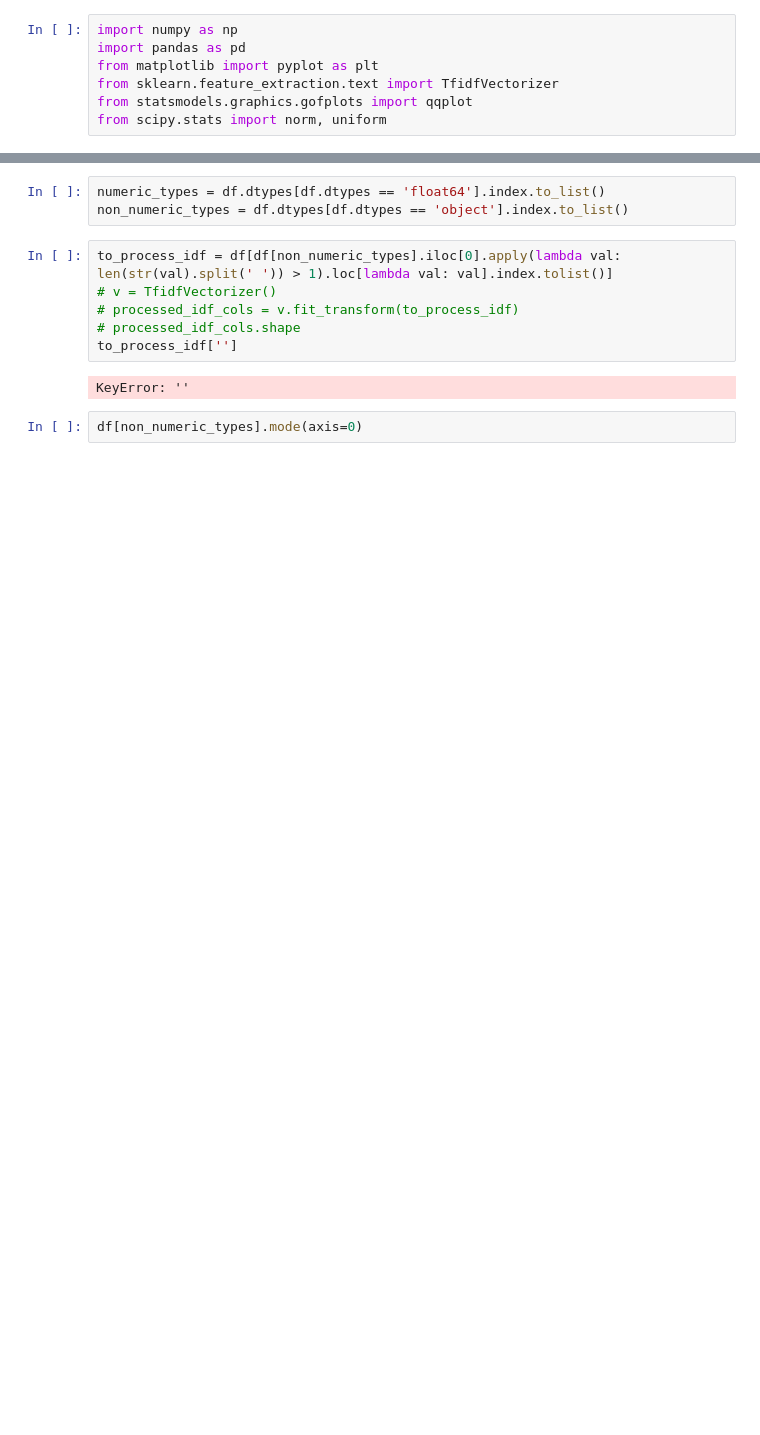
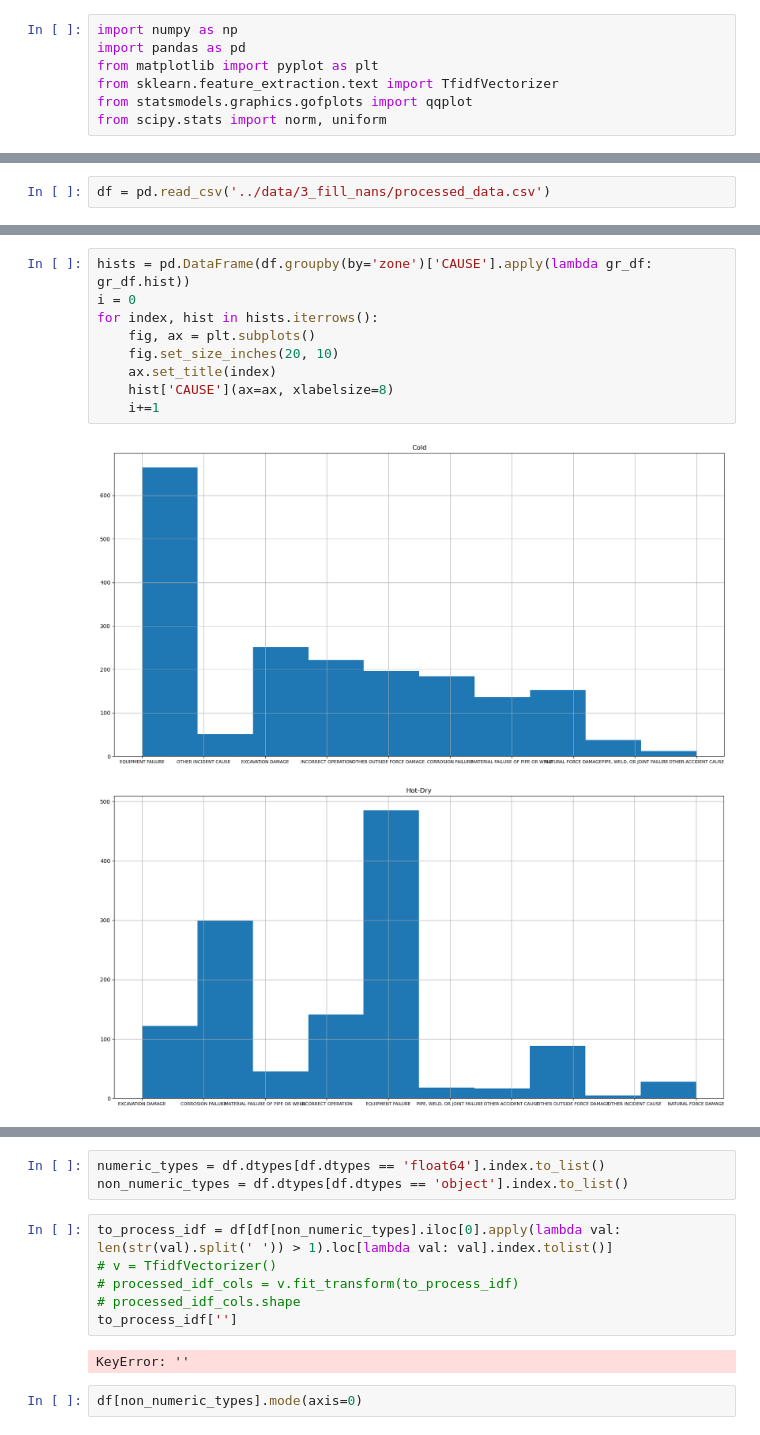
Before and after one commit to iivansmaliakou/ED-awarie, a Jupyter notebook: temp_data_analyzis/ivan.ipynb, the cells around one changed output, grey strips where cells are left out. Saved outputs shown, nothing was run; the diff lists cells and outputs as text; blank space fills up the shorter version.

```diff
--- a/temp_data_analyzis/ivan.ipynb
+++ b/temp_data_analyzis/ivan.ipynb
@@ -27 +8,3 @@ df
+# %%
+df = pd.read_csv('../data/3_fill_nans/processed_data.csv')
 # %%
@@ -46,0 +50,12 @@ dtype: object
+# %%
+hists = pd.DataFrame(df.groupby(by='zone')['CAUSE'].apply(lambda gr_df: gr_df.hist))
+i = 0
+for index, hist in hists.iterrows():
+    fig, ax = plt.subplots()
+    fig.set_size_inches(20, 10)
+    ax.set_title(index)
+    hist['CAUSE'](ax=ax, xlabelsize=8)
+    i+=1
+# %% [output]
+[figure, added]
+[figure, added]
```
Also changed, not shown: parts of 4 cells of this notebook, 28 other files.
